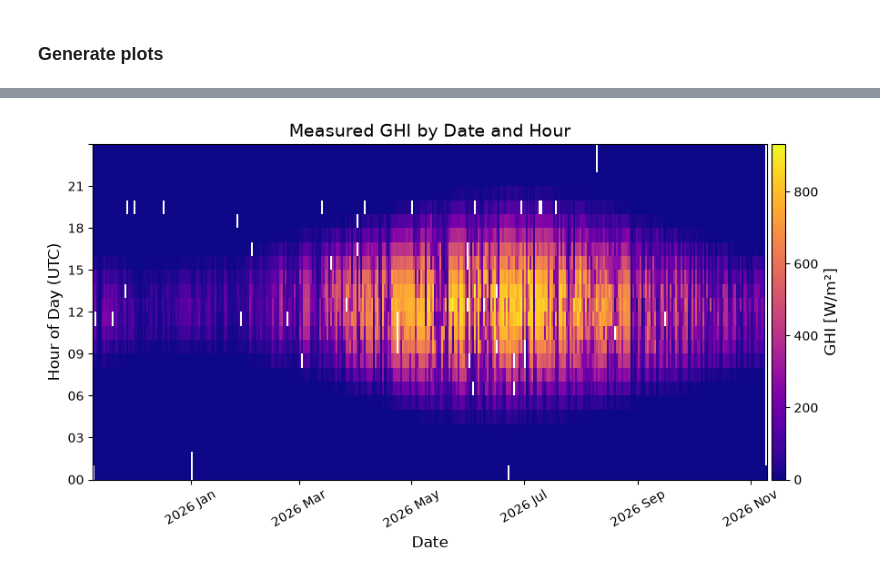
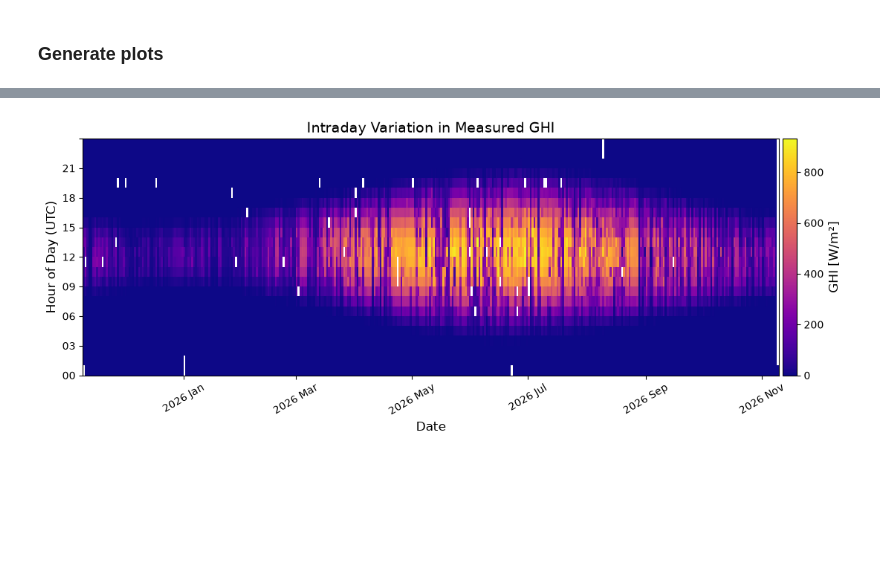
Before and after one commit to MatildeMGM/solar_forecast_project, a Jupyter notebook: notebooks/weather_measurements.ipynb, the cells around one changed output, grey strips where cells are left out. Saved outputs shown, nothing was run; the diff lists cells and outputs as text; code cells hidden in the pictures; blank space fills up the shorter version.

```diff
--- a/notebooks/weather_measurements.ipynb
+++ b/notebooks/weather_measurements.ipynb
@@ -374,24 +392,22 @@ plt.show()
 [figure]
-# %%
-#Intraday heatmap of measured GHI
-fig, ax = solarpy.plotting.plot_intraday_heatmap(
-    time=data_hourly.index,
-    values=data_hourly["ghi_measured"],
-    time_resolution=60,
-    cmap="plasma",
-    colorbar_label="GHI [W/m²]"
-)
-
-fig.set_size_inches(9, 5)
-
-ax.set_title("Measured GHI by Date and Hour", fontsize=14)
-ax.set_xlabel("Date", fontsize=12)
-ax.set_ylabel("Hour of Day (UTC)", fontsize=12)
-
-ax.tick_params(axis="both", labelsize=10)
-
-plt.tight_layout()
-plt.show()
-# %% [output]
-[figure, removed]
+# %%
+# Intraday heatmap of hourly GHI measurements
+fig, ax = solarpy.plotting.plot_intraday_heatmap(
+    time=data_hourly.index,
+    values=data_hourly["ghi_measured"],
+    time_resolution=60,
+    cmap="plasma",
+    colorbar_label="GHI [W/m²]"
+)
+
+fig.set_size_inches(11, 4.5)
+
+ax.set_title("Intraday Variation in Measured GHI")
+ax.set_xlabel("Date")
+ax.set_ylabel("Hour of Day (UTC)")
+
+plt.tight_layout()
+plt.show()
+# %% [output]
+[figure, added]
 # %%
```
Also changed, not shown: parts of 13 cells of this notebook.
